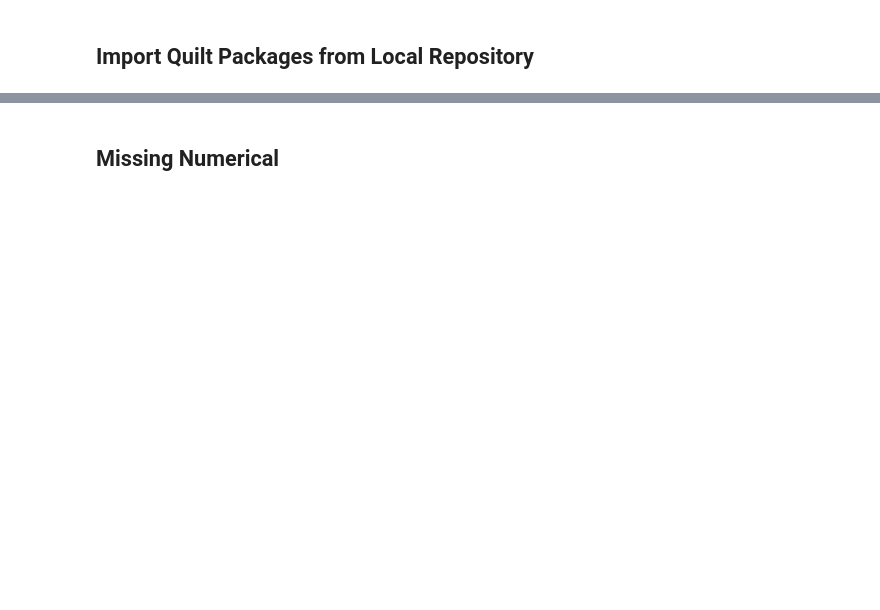
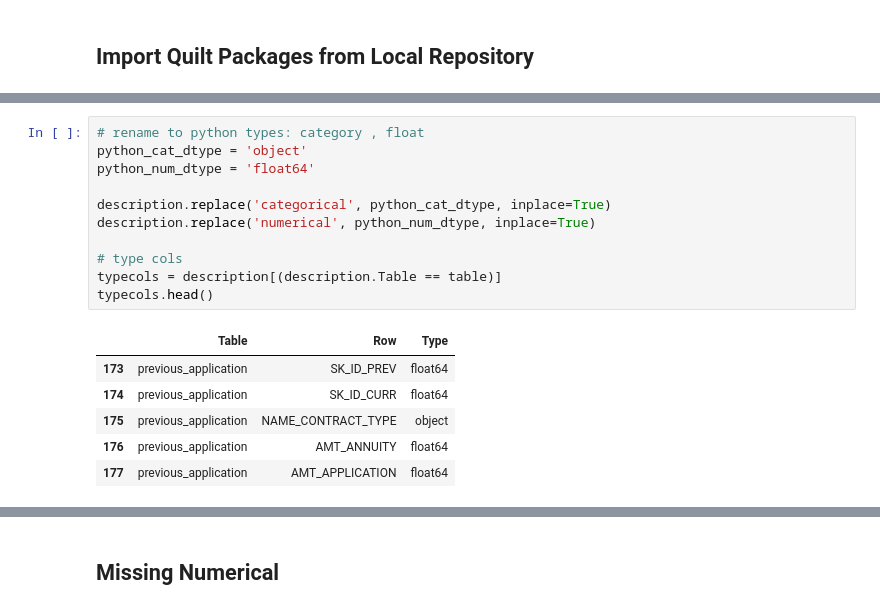
Before and after one commit to chalendony/data-prep-visualization, a Jupyter notebook: DataWig.ipynb, the cells around one changed output, grey strips where cells are left out. Cells and saved outputs as stored; diff of their text form; blank space fills up the shorter version.

```diff
--- a/DataWig.ipynb
+++ b/DataWig.ipynb
@@ -137,0 +90,18 @@ Updating data types
+# %%
+# rename to python types: category , float
+python_cat_dtype = 'object'
+python_num_dtype = 'float64'
+
+description.replace('categorical', python_cat_dtype, inplace=True)
+description.replace('numerical', python_num_dtype, inplace=True)
+
+# type cols
+typecols = description[(description.Table == table)]
+typecols.head()
+# %% [output]
+|  | Table | Row | Type |
+| 173 | previous_application | SK_ID_PREV | float64 |
+| 174 | previous_application | SK_ID_CURR | float64 |
+| 175 | previous_application | NAME_CONTRACT_TYPE | object |
+| 176 | previous_application | AMT_ANNUITY | float64 |
+| 177 | previous_application | AMT_APPLICATION | float64 |
```
Also changed, not shown: parts of 19 cells of this notebook, 19 other files.
